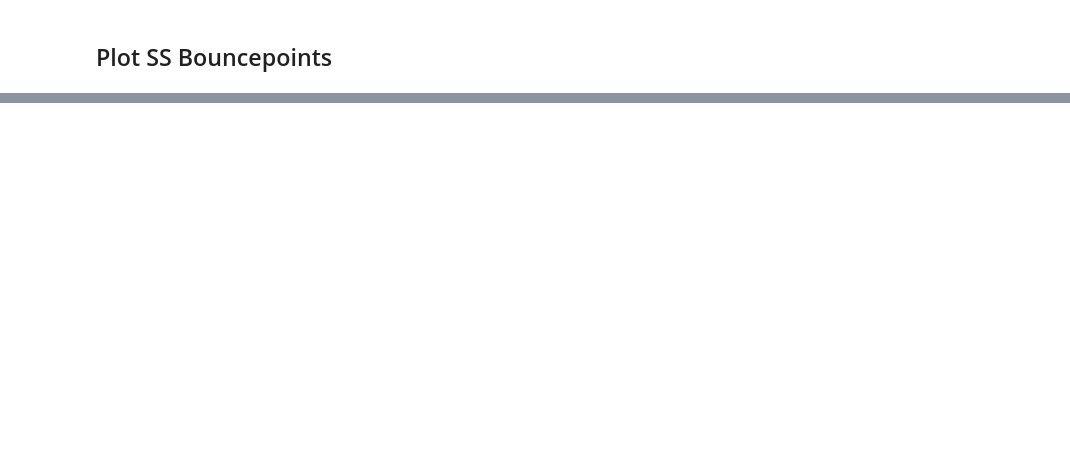
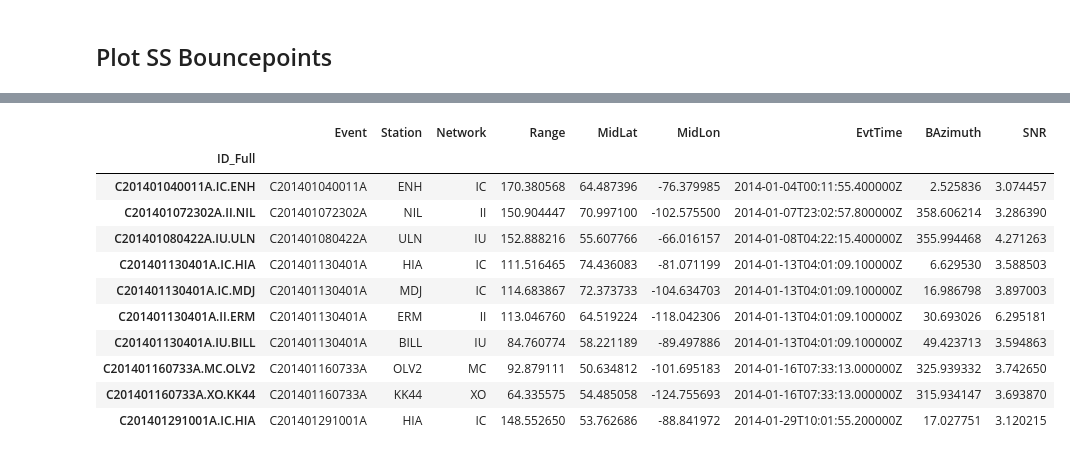
Before and after one commit to nmancinelli/ss-precursors, a Jupyter notebook: Plot_SS_Bounce_Points.ipynb, the cells around one changed output, grey strips where cells are left out. Drawn from its saved outputs; the diff is of its cells as text; code cells hidden in the pictures; blank space fills up the shorter version.

```diff
--- a/Plot_SS_Bounce_Points.ipynb
+++ b/Plot_SS_Bounce_Points.ipynb
@@ -38,3 +3,50 @@ df2
+# %%
+import warnings
+warnings.filterwarnings('ignore')
+
+import sqlite3
+conn = sqlite3.connect("ss.db")
+cur  = conn.cursor()
+
+import time
+import os
+
+import pandas as pd
+
+qry = """SELECT bouncepoints_full.ID_Full,
+bouncepoints_full.Event,
+bouncepoints_full.Station,
+bouncepoints_full.Network,
+bouncepoints_full.Range,
+bouncepoints_full.MidLat,
+bouncepoints_full.MidLon,
+bouncepoints_full.EvtTime,
+bouncepoints_full.BAzimuth,
+snr.SNR
+FROM bouncepoints_full
+LEFT JOIN snr
+ON bouncepoints_full.ID_Full=snr.ID_Full
+WHERE snr.SNR > 3.0 """
+
+dfds = pd.read_sql_query(qry, conn, index_col=["ID_Full"])
+dfds
+
+conn.close()
+
+dfds
+# %% [output]
+|  | Event | Station | Network | Range | MidLat | MidLon | EvtTime | BAzimuth | SNR |
+| ID_Full |  |  |  |  |  |  |  |  |  |
+| C201401040011A.IC.ENH | C201401040011A | ENH | IC | 170.380568 | 64.487396 | -76.379985 | 2014-01-04T00:11:55.400000Z | 2.525836 | 3.074457 |
+| C201401072302A.II.NIL | C201401072302A | NIL | II | 150.904447 | 70.997100 | -102.575500 | 2014-01-07T23:02:57.800000Z | 358.606214 | 3.286390 |
+| C201401080422A.IU.ULN | C201401080422A | ULN | IU | 152.888216 | 55.607766 | -66.016157 | 2014-01-08T04:22:15.400000Z | 355.994468 | 4.271263 |
+| C201401130401A.IC.HIA | C201401130401A | HIA | IC | 111.516465 | 74.436083 | -81.071199 | 2014-01-13T04:01:09.100000Z | 6.629530 | 3.588503 |
+| C201401130401A.IC.MDJ | C201401130401A | MDJ | IC | 114.683867 | 72.373733 | -104.634703 | 2014-01-13T04:01:09.100000Z | 16.986798 | 3.897003 |
+| C201401130401A.II.ERM | C201401130401A | ERM | II | 113.046760 | 64.519224 | -118.042306 | 2014-01-13T04:01:09.100000Z | 30.693026 | 6.295181 |
+| C201401130401A.IU.BILL | C201401130401A | BILL | IU | 84.760774 | 58.221189 | -89.497886 | 2014-01-13T04:01:09.100000Z | 49.423713 | 3.594863 |
+| C201401160733A.MC.OLV2 | C201401160733A | OLV2 | MC | 92.879111 | 50.634812 | -101.695183 | 2014-01-16T07:33:13.000000Z | 325.939332 | 3.742650 |
+| C201401160733A.XO.KK44 | C201401160733A | KK44 | XO | 64.335575 | 54.485058 | -124.755693 | 2014-01-16T07:33:13.000000Z | 315.934147 | 3.693870 |
+| C201401291001A.IC.HIA | C201401291001A | HIA | IC | 148.552650 | 53.762686 | -88.841972 | 2014-01-29T10:01:55.200000Z | 17.027751 | 3.120215 |
 # %%
 import numpy as np
 import matplotlib.pyplot as plt
```
Also changed, not shown: parts of 2 cells of this notebook, 1 other file.
